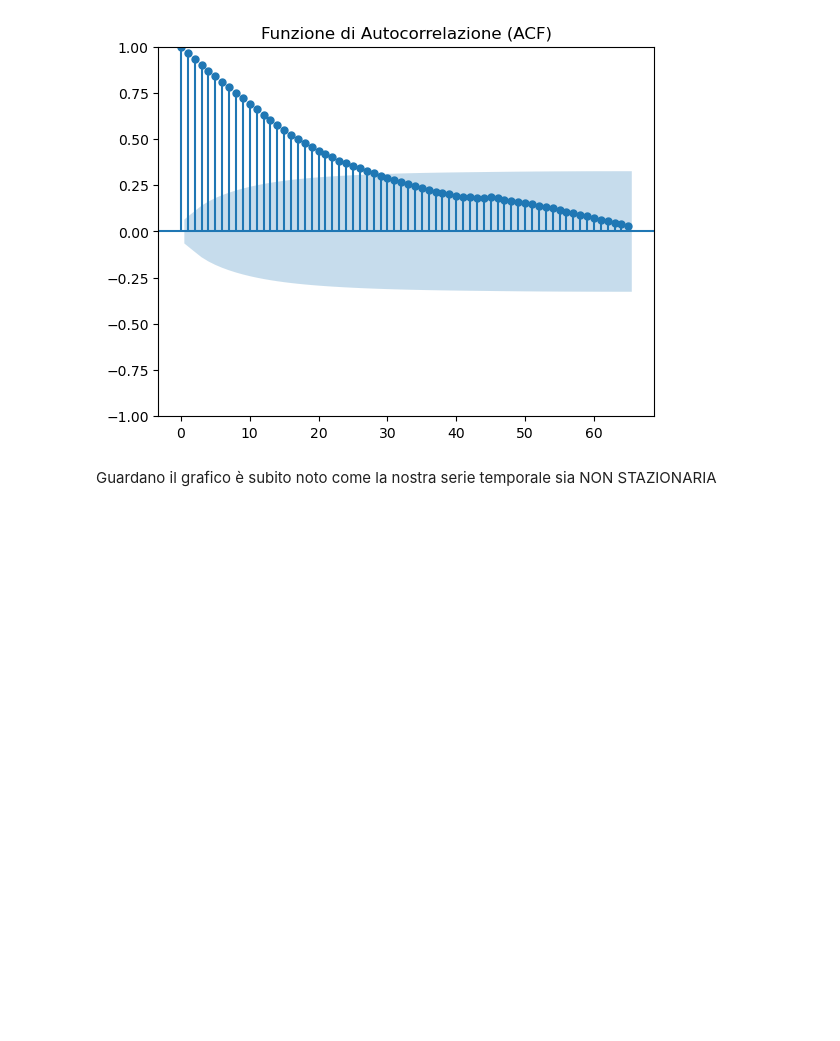
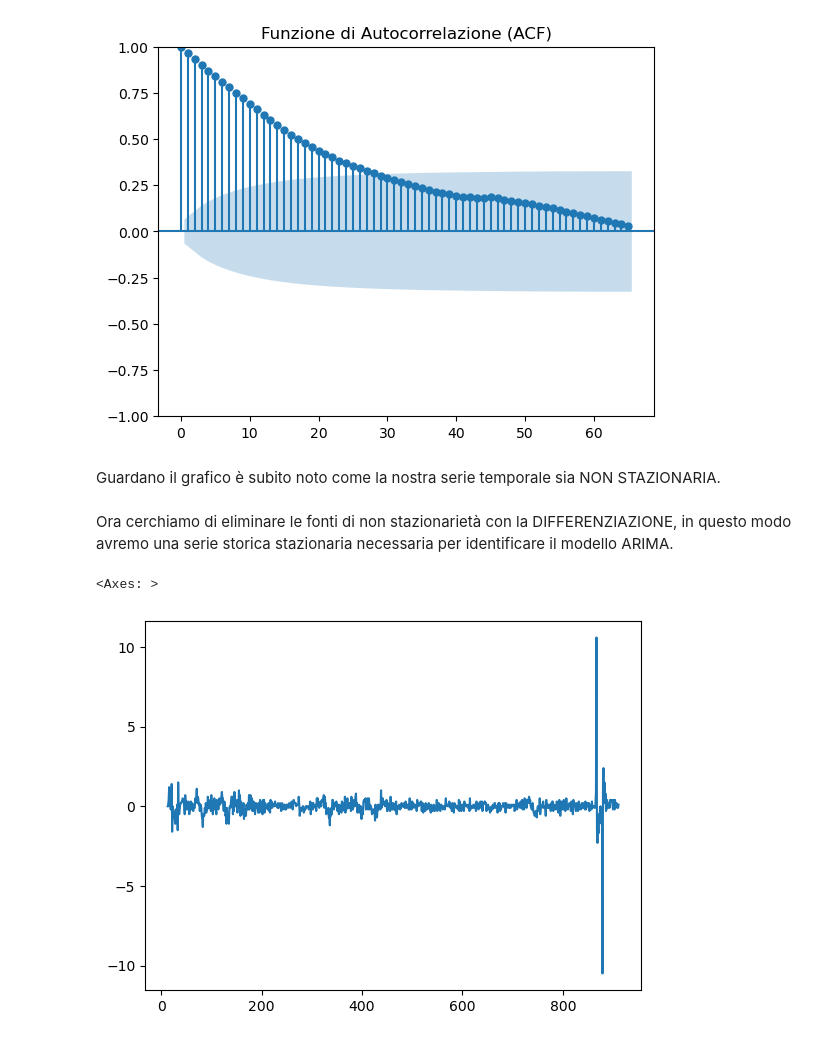
Before and after one commit to MatteoCalvanico/DataAnalytics-Project, a Jupyter notebook: Progetto.ipynb, the cells around one changed output. Cells and saved outputs as stored; diff of their text form; code cells hidden in the pictures; blank space fills up the shorter version.

Commit message:
Add 'Differenziazione' and new ACF PACF

```diff
--- a/Progetto.ipynb
+++ b/Progetto.ipynb
@@ -314,4 +314,14 @@ plt.show()
 # %% [output]
 [figure]
 # %% [markdown]
-Guardano il grafico è subito noto come la nostra serie temporale sia NON STAZIONARIA
+Guardano il grafico è subito noto come la nostra serie temporale sia NON STAZIONARIA.
+# %% [markdown]
+Ora cerchiamo di eliminare le fonti di non stazionarietà con la DIFFERENZIAZIONE, in questo modo avremo una serie storica stazionaria necessaria per identificare il modello ARIMA.
+# %%
+df_diff = df_employment["overall_rate"].diff().diff(12).dropna() #Con questo metodo eliminiano la presenza di trend e stagionalità che causano la non stazionarietà
+
+#Mostriamo il risultato
+df_diff.plot()
+# %% [output]
+<Axes: >
+[figure, added]
```
Also changed, not shown: parts of 6 cells of this notebook.
